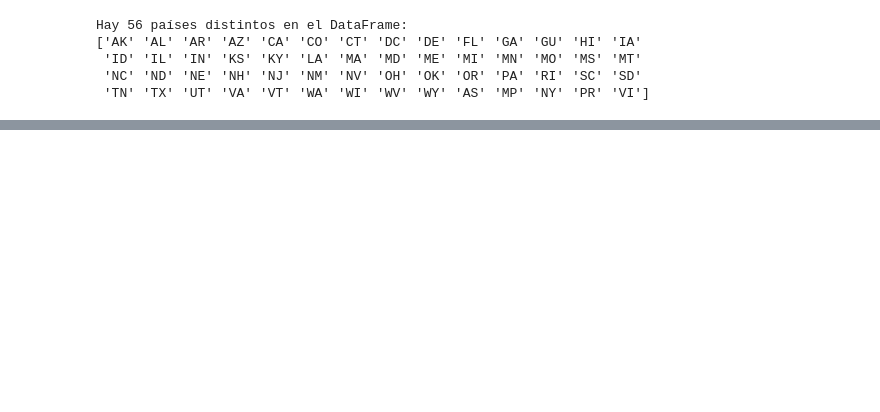
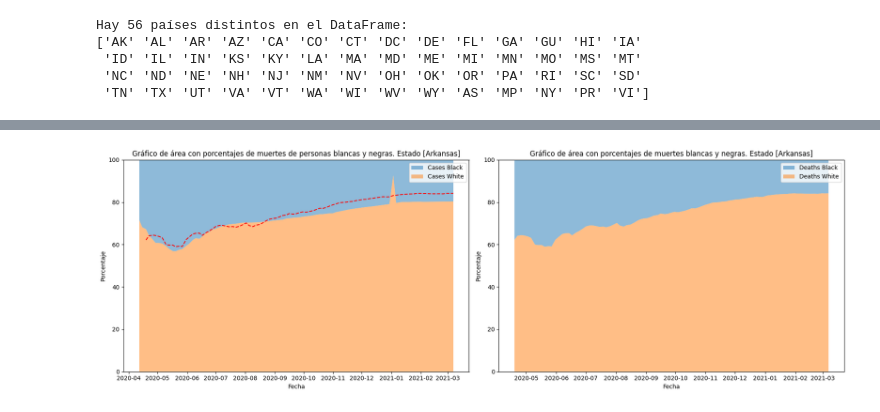
Before and after one commit to DavidBL0o0/Mineria-Solemne-1, a Jupyter notebook: Mineria_de_Datos.ipynb, the cells around one changed output, grey strips where cells are left out. Cells and saved outputs as stored; diff of their text form; code cells hidden in the pictures; blank space fills up the shorter version.

Commit message:
Metodo de graficas listo

```diff
--- a/Mineria_de_Datos.ipynb
+++ b/Mineria_de_Datos.ipynb
@@ -44,13 +106,13 @@ Hay 56 países distintos en el DataFrame:
  'NC' 'ND' 'NE' 'NH' 'NJ' 'NM' 'NV' 'OH' 'OK' 'OR' 'PA' 'RI' 'SC' 'SD'
  'TN' 'TX' 'UT' 'VA' 'VT' 'WA' 'WI' 'WV' 'WY' 'AS' 'MP' 'NY' 'PR' 'VI']
 # %%
-estados = {}
+estados_A = {}
 estados_distintos = df["state"].unique()
 estados_filtro = {}
 fecha = {}
 estados_filtro_diff = {}
 for estado in estados_distintos:
-    estados[estado] = df.loc[df["state"] == estado]
-    estados_filtro[estado] = estados[estado][["date", "cases_white", "cases_black","cases_ethnicity_hispanic", "deaths_white", "deaths_black","deaths_ethnicity_hispanic", "hosp_white", "hosp_black","hosp_ethnicity_hispanic"]]
+    estados_A[estado] = df.loc[df["state"] == estado]
+    estados_filtro[estado] = estados_A[estado][["date", "cases_white", "cases_black", "deaths_white", "deaths_black", "hosp_white", "hosp_black"]]
     estados_filtro[estado] = estados_filtro[estado].sort_values(by='date')
     estados_filtro_diff[estado] = estados_filtro[estado].diff()
@@ -108,0 +128,69 @@ len(estados_filtro[cual]["date"])
+# %%
+cual = estados[2]
+plt.figure(figsize=(18, 6))
+
+# Graficar casos blancos y negros
+plt.subplot(1, 2, 1)
+
+data_white = np.array(estados_filtro[cual]['cases_white'])
+data_black = np.array(estados_filtro[cual]['cases_black'])
+dates = np.arange(len(data_white))
+
+data_white = pd.to_numeric(data_white, errors='coerce')
+data_black = pd.to_numeric(data_black, errors='coerce')
+
+data_white = np.nan_to_num(data_white, nan=0.0)
+data_black = np.nan_to_num(data_black, nan=0.0)
+
+total_cases = data_white + data_black
+data_white_norm = data_white / total_cases * 100
+data_black_norm = data_black / total_cases * 100
+
+plt.fill_between(estados_filtro[cual]['date'], data_white_norm, 100, label='Cases Black', alpha=0.5)
+plt.fill_between(estados_filtro[cual]['date'], 0, data_white_norm, label='Cases White', alpha=0.5)
+
+
+plt.ylim(0, 100)
+plt.legend()
+plt.xlabel('Fecha')
+plt.ylabel('Porcentaje')
+titulo = f"Gráfico de área con porcentajes de muertes de personas blancas y negras. Estado [{nombres_estados.get( cual, 'Desconocido')}]"
+plt.title(titulo)
+
+# Graficar muertes blancas y negras
+plt.subplot(1, 2, 2)
+
+data_white = np.array(estados_filtro[cual]['deaths_white'])
+data_black = np.array(estados_filtro[cual]['deaths_black'])
+dates = np.arange(len(data_white))
+
+data_white = pd.to_numeric(data_white, errors='coerce')
+data_black = pd.to_numeric(data_black, errors='coerce')
+
+data_white = np.nan_to_num(data_white, nan=0.0)
+data_black = np.nan_to_num(data_black, nan=0.0)
+
+total_cases = data_white + data_black
+data_white_norm_c = data_white / total_cases * 100
+data_black_norm_c = data_black / total_cases * 100
+
+
+plt.fill_between(estados_filtro[cual]['date'], data_white_norm_c, 100, label='Deaths Black', alpha=0.5)
+plt.fill_between(estados_filtro[cual]['date'], 0, data_white_norm_c, label='Deaths White', alpha=0.5)
+
+plt.ylim(0, 100)
+plt.legend()
+plt.xlabel('Fecha')
+plt.ylabel('Porcentaje')
+titulo = f"Gráfico de área con porcentajes de muertes blancas y negras. Estado [{nombres_estados.get( cual, 'Desconocido')}]"
+plt.title(titulo)
+
+# Agregar una línea que una los dos gráficos
+plt.subplot(1, 2, 1)
+plt.plot(estados_filtro[cual]['date'], data_white_norm_c, color='red', linestyle='--', label='ss')
+
+
+plt.tight_layout()
+plt.show()
+# %% [output]
+[figure, added]
```
Also changed, not shown: parts of 11 cells of this notebook.
